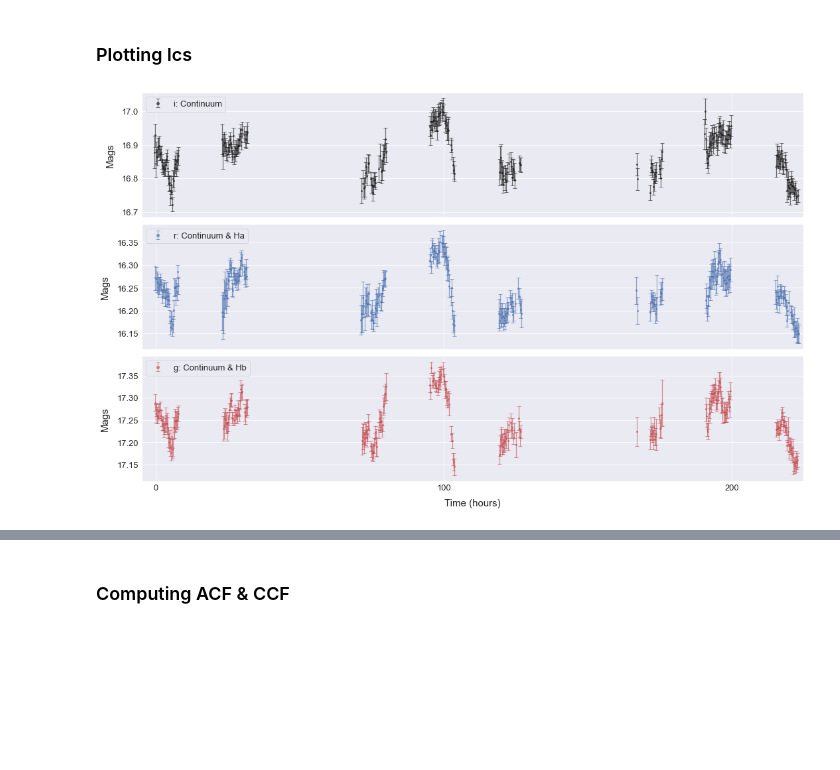
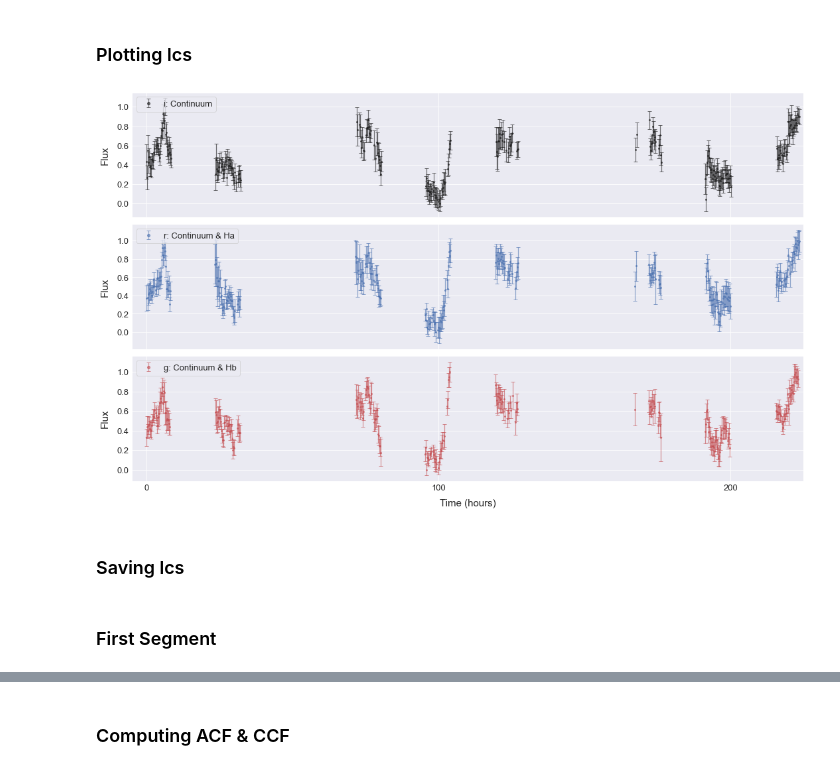
Before and after one commit to NicoGalvarino/AGN_Tutorials_Git, a Jupyter notebook: Tutorial_5_RevMap/RM_tutorial_pyzdcf.ipynb, the cells around one changed output, grey strips where cells are left out. Saved outputs shown, nothing was run; the diff lists cells and outputs as text; code cells hidden in the pictures; blank space fills up the shorter version.

Commit message:
Time lags of NGC 4395, lc from first observation night

```diff
--- a/Tutorial_5_RevMap/RM_tutorial_pyzdcf.ipynb
+++ b/Tutorial_5_RevMap/RM_tutorial_pyzdcf.ipynb
@@ -720,5 +725,6 @@ Max. peak:  135.4224422442244
 ## NGC 4395
 # %%
 sdss_lcs = pd.read_csv('NGC4395_data/SDSS_lcs.csv')
+sdss_lcs.rename(columns = {'e_mag':'mag_err'}, inplace = True)
 sdss_lcs
 # %% [output]
@@ -738,6 +746,4 @@ sdss_lcs
 # %%
-t0 = 2455616.3103
-
-sdss_lcs['JD_t0'] = sdss_lcs.apply(lambda x: (x['JD'] - t0) * 24, axis=1)
+sdss_lcs['MJD'] = sdss_lcs.apply(lambda x: np.float64(x['JD'] - 2400000.5), axis=1)
 sdss_lcs
 # %% [output]
@@ -768,0 +771,3 @@ Index(['filter', 'JD', 'mag', 'e_mag', 'JD_t0'], dtype='object')
+# %%
+lcs_list = lc_proc.lc_proc([sdss_i, sdss_r, sdss_g], ['i', 'r', 'g'])
+lcs_list
@@ -768,0 +809,4 @@ Index(['filter', 'JD', 'mag', 'e_mag', 'JD_t0'], dtype='object')
+# %%
+sdss_i_ = lcs_list[0]
+sdss_r_ = lcs_list[1]
+sdss_g_ = lcs_list[2]
@@ -771,32 +831,34 @@ Index(['filter', 'JD', 'mag', 'e_mag', 'JD_t0'], dtype='object')
 # %%
 fig, (ax1, fig, ax3) = plt.subplots(3,1, sharex=True, figsize=(15, 9), tight_layout=True)
 
-time_col = 'JD_t0'
-flux_col = 'mag'
-flux_err_col = 'e_mag'
+time_col = 'time_hours'
+flux_col = 'norm_flux'
+flux_err_col = 'norm_flux_err'
 
-ax1.errorbar(sdss_i[time_col], sdss_i[flux_col], yerr=sdss_i[flux_err_col], fmt='ko', markersize=2, alpha=0.6,
+ax1.errorbar(sdss_i_[time_col], sdss_i_[flux_col], yerr=sdss_i_[flux_err_col], fmt='ko', markersize=2, alpha=0.6,
              capsize=3, label='i: Continuum')
-fig.errorbar(sdss_r[time_col], sdss_r[flux_col], yerr=sdss_r[flux_err_col], fmt='bo', markersize=2, alpha=0.6,
+fig.errorbar(sdss_r_[time_col], sdss_r_[flux_col], yerr=sdss_r_[flux_err_col], fmt='bo', markersize=2, alpha=0.6,
              capsize=3, label='r: Continuum & Ha')
-ax3.errorbar(sdss_g[time_col], sdss_g[flux_col], yerr=sdss_g[flux_err_col], fmt='ro', markersize=2, alpha=0.6,
+ax3.errorbar(sdss_g_[time_col], sdss_g_[flux_col], yerr=sdss_g_[flux_err_col], fmt='ro', markersize=2, alpha=0.6,
              capsize=3, label='g: Continuum & Hb')
 
 loc = plticker.MultipleLocator(100)
 
 for ax in [ax1, fig, ax3]:
     ax.legend(fontsize=13, markerscale=2, loc='upper left')
 
-    ax.set_ylabel('Mags', fontsize=15, labelpad=10)
+    ax.set_ylabel('Flux', fontsize=15, labelpad=10)
 
     ax.tick_params(direction='in', pad=5, labelsize=13)
     ax.set_xlim(-5, 225)
     ax.xaxis.set_major_locator(loc)
 
 ax3.set_xlabel('Time (hours)', fontsize=15, labelpad=10)
 
 # plt.savefig('./lc_plots/ngc4395_sdss_lcs.pdf')
 
 plt.show()
 # %% [output]
-[figure, old version]
+[figure, new version]
+# %% [markdown]
+### Saving lcs
@@ -802,0 +872,2 @@ plt.show()
+# %% [markdown]
+### First Segment
```
Also changed, not shown: parts of 17 cells of this notebook, 19 other files.
